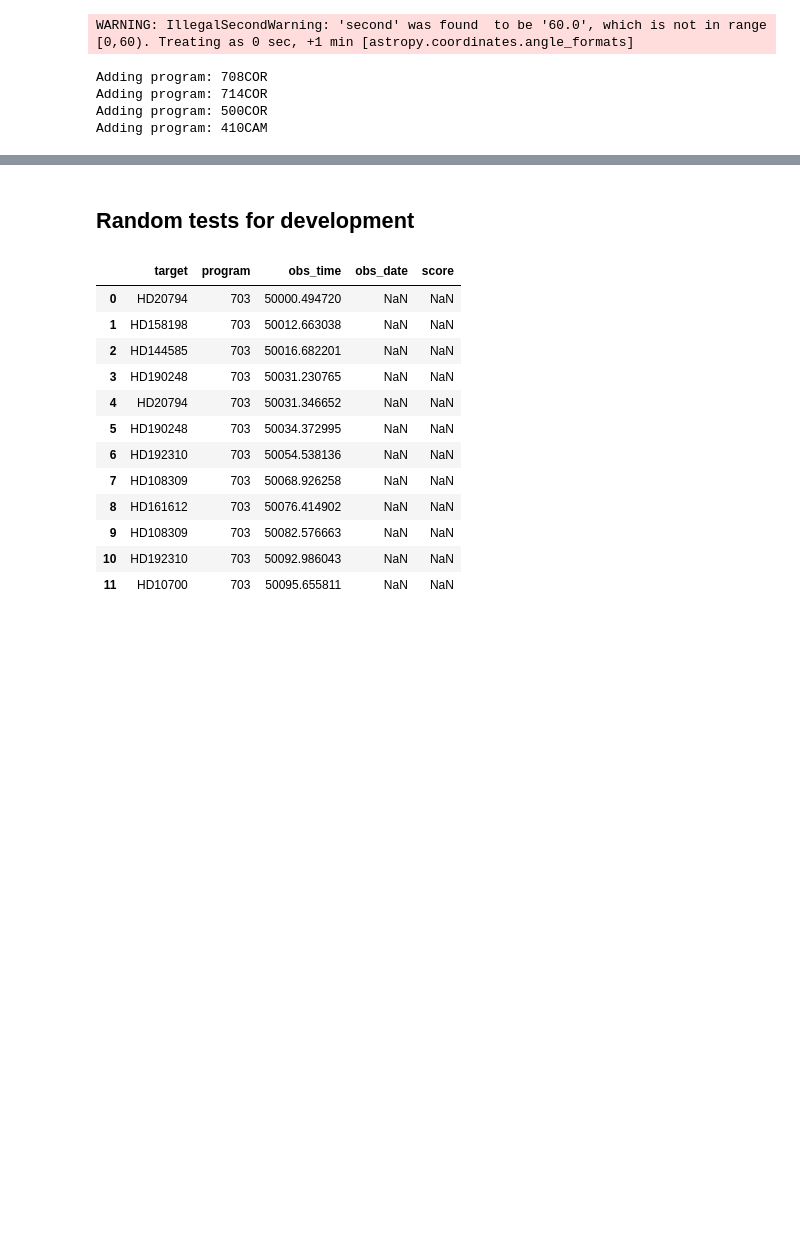
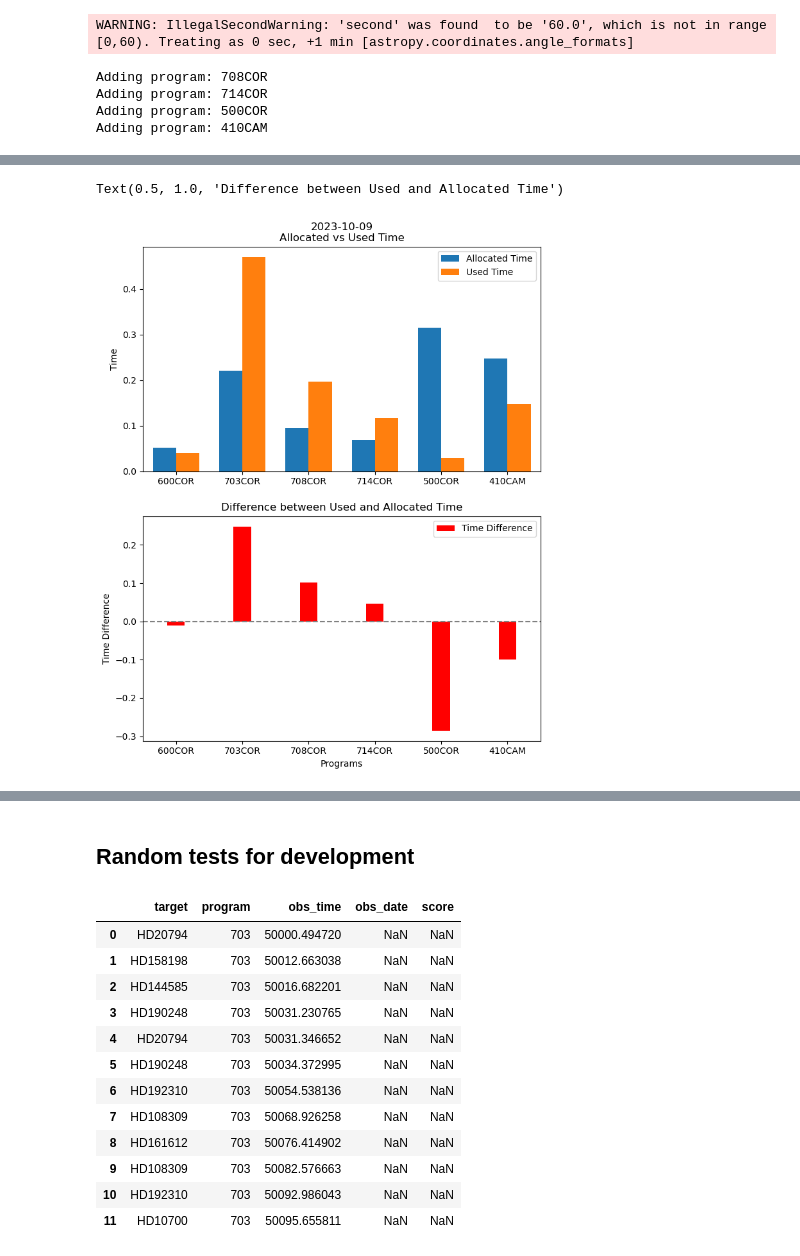
Before and after one commit to nicochunger/SCOPES, a Jupyter notebook: simulation_test.ipynb, the cells around one changed output, grey strips where cells are left out. Drawn from its saved outputs; the diff is of its cells as text; code cells hidden in the pictures; blank space fills up the shorter version.

```diff
--- a/simulation_test.ipynb
+++ b/simulation_test.ipynb
@@ -55,0 +59,3 @@ Total time allocation:  0.9999999999999999
+# %%
+for prog in programs:
+    print(prog)
@@ -56,8 +80,8 @@ Total time allocation:  0.9999999999999999
 # %% [markdown]
 ## Initialize the simulation
 # %%
-start_date = date(2023, 9, 20)
-end_date = start_date + timedelta(days=7)
+start_date = date(2023, 10, 2)
+end_date = start_date + timedelta(days=4)
 print(f"{start_date= }")
 print(f"{end_date = }")
 # %% [output]
@@ -154,0 +188,40 @@ Name: texp, dtype: float64
+# %%
+# Get the data for the first night
+night_data = sim.night_history.iloc[-1]
+
+# Extract the program names, allocated time, and used time
+prog_names = [f"{prog.progID}{prog.instrument}" for prog in sim.programs]
+allocated_time = [night_data[f"{prog}_allocated"] for prog in prog_names]
+used_time = [night_data[f"{prog}_used"] for prog in prog_names]
+x = np.arange(1, len(prog_names) + 1)
+width = 0.35
+
+# Calculate the difference between used and allocated times
+time_difference = [used - allocated for used, allocated in zip(used_time, allocated_time)]
+
+# Create subplots
+fig, (ax1, ax2) = plt.subplots(2, 1, figsize=(8, 10))  # Adjust the figure size as needed
+# First subplot: Allocated vs Used Time
+ax1.bar(x - (width / 2), allocated_time, width, label="Allocated Time")
+ax1.bar(x + (width / 2), used_time, width, label="Used Time")
+# ax1.set_xlabel("Programs")
+ax1.set_ylabel("Time")
+ax1.set_xticks(x)
+ax1.set_xticklabels(prog_names)
+ax1.set_xlim(0.5, len(prog_names) + 0.5)
+ax1.legend()
+ax1.set_title(f"{night_data['night']}\nAllocated vs Used Time")
+
+# Second subplot: Difference between Used and Allocated Time
+ax2.bar(x, time_difference, width * 0.75, color="red", label="Time Difference")
+ax2.axhline(y=0, color="grey", linestyle="--")
+ax2.set_xlabel("Programs")
+ax2.set_ylabel("Time Difference")
+ax2.set_xticks(x)
+ax2.set_xticklabels(prog_names)
+ax2.set_xlim(0.5, len(prog_names) + 0.5)
+ax2.legend()
+ax2.set_title("Difference between Used and Allocated Time")
+# %% [output]
+Text(0.5, 1.0, 'Difference between Used and Allocated Time')
+[figure, added]
```
Also changed, not shown: parts of 10 cells of this notebook, 2 other files.
